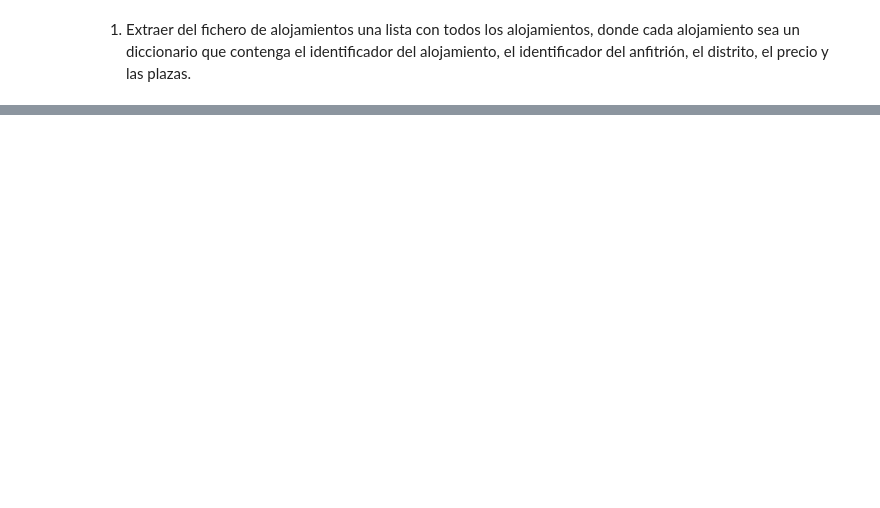
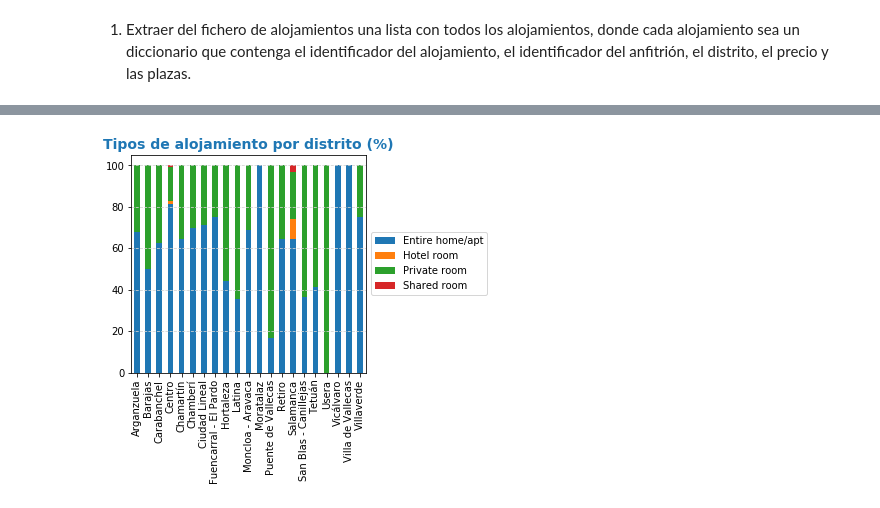
Before and after one commit to asalber/asalber.github.io, a Jupyter notebook: python/trabajos/soluciones/madrid-airbnb1.ipynb, the cells around one changed output, grey strips where cells are left out. Saved outputs shown, nothing was run; the diff lists cells and outputs as text; code cells hidden in the pictures; blank space fills up the shorter version.

```diff
--- a/python/trabajos/soluciones/madrid-airbnb1.ipynb
+++ b/python/trabajos/soluciones/madrid-airbnb1.ipynb
@@ -27,0 +345,31 @@ print(alojamientos[10])
+# %%
+def barras_tipos_alojamientos_distritos(alojamientos):
+    '''
+    Función que dibuja un diagrama de barras con los porcentajes acumulados de tipos de alojamientos por distritos.
+
+    Parámetros:
+    - alojamientos: Es una lista de diccionarios, donde cada diccionario contiene los datos de un alojamiento.
+    '''
+    # Definimos la figura y los ejes del gráfico
+    fig, ax = plt.subplots()
+    # Agrupamos el DataFrame por distritos y contamos las frecuencias de los tipos de alojamiento. Después pivotamos el índice de los tipos de alojamientos para pasarlos a columnas y dibujamos las barras acumuladas.
+    (alojamientos.groupby('distrito').tipo_alojamiento.value_counts(normalize = True)*100).unstack().plot(kind = 'bar', stacked = True, ax = ax)
+    # Ponemos el título
+    ax.set_title('Tipos de alojamiento por distrito (%)', loc = "center", fontdict = {'fontsize':14, 'fontweight':'bold', 'color':'tab:blue'})
+    # Eliminamos la etiqueta del eje x
+    ax.set_xlabel('')
+    # Ponemos una rejilla
+    ax.grid(axis = 'y', color = 'lightgray', linestyle = 'dashed')
+    # Reducimos el eje x un 30% para que quepa la leyenda
+    box = ax.get_position()
+    ax.set_position([box.x0, box.y0, box.width * 0.7, box.height])
+    # Dibujar la leyenda fuera del área del gráfico
+    plt.legend(loc='center left', bbox_to_anchor=(1.0, 0.5))
+    # Guardamos el gráfico.
+    plt.show()
+    return
+
+# Ejemplo
+barras_tipos_alojamientos_distritos(alojamientos)
+# %% [output]
+[figure, added]
```
Also changed, not shown: parts of 32 cells of this notebook, 12 other files.
